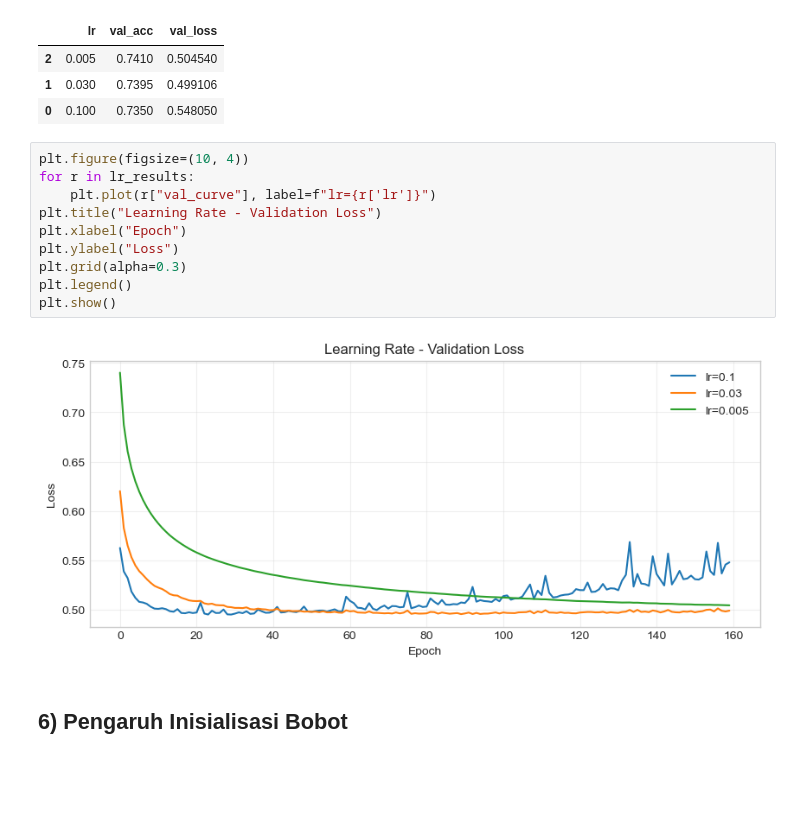
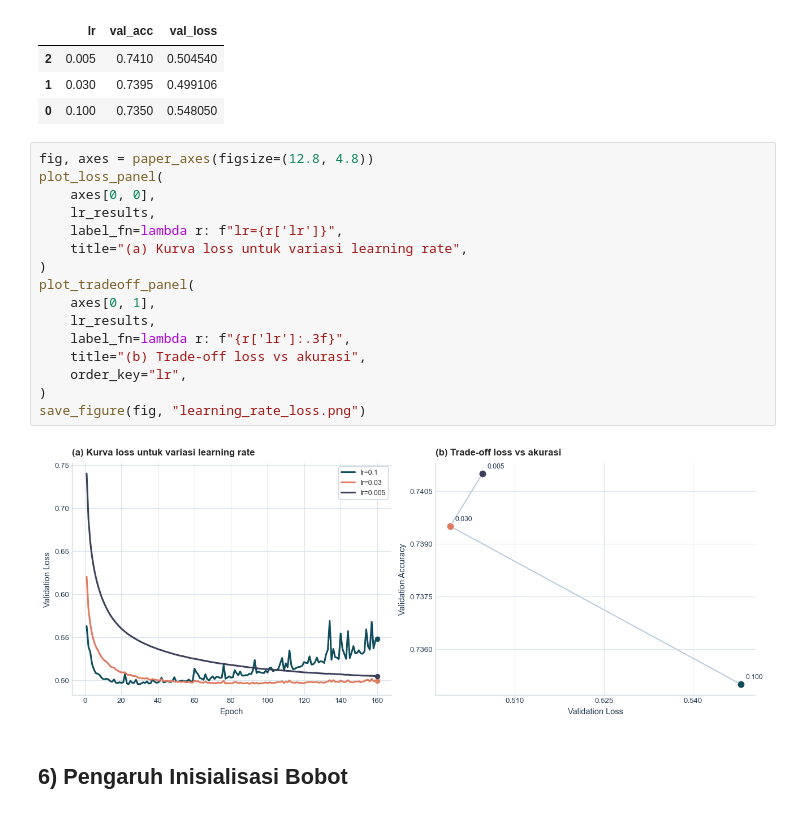
Before and after one commit to fathurwithyou/TorchIsAllYouNeed, a Jupyter notebook: src/experiments.ipynb, the cells around one changed output. Cells and saved outputs as stored; diff of their text form; blank space fills up the shorter version.

```diff
--- a/src/experiments.ipynb
+++ b/src/experiments.ipynb
@@ -467,17 +649,23 @@ pd.DataFrame(
 | 1 | 0.030 | 0.7395 | 0.499106 |
 | 0 | 0.100 | 0.7350 | 0.548050 |
 # %%
-plt.figure(figsize=(10, 4))
-for r in lr_results:
-    plt.plot(r["val_curve"], label=f"lr={r['lr']}")
-plt.title("Learning Rate - Validation Loss")
-plt.xlabel("Epoch")
-plt.ylabel("Loss")
-plt.grid(alpha=0.3)
-plt.legend()
-plt.show()
+fig, axes = paper_axes(figsize=(12.8, 4.8))
+plot_loss_panel(
+    axes[0, 0],
+    lr_results,
+    label_fn=lambda r: f"lr={r['lr']}",
+    title="(a) Kurva loss untuk variasi learning rate",
+)
+plot_tradeoff_panel(
+    axes[0, 1],
+    lr_results,
+    label_fn=lambda r: f"{r['lr']:.3f}",
+    title="(b) Trade-off loss vs akurasi",
+    order_key="lr",
+)
+save_figure(fig, "learning_rate_loss.png")
 # %% [output]
-[figure, old version]
+[figure, new version]
 # %% [markdown]
 ## 6) Pengaruh Inisialisasi Bobot
 # %%
```
Also changed, not shown: parts of 9 cells of this notebook.
